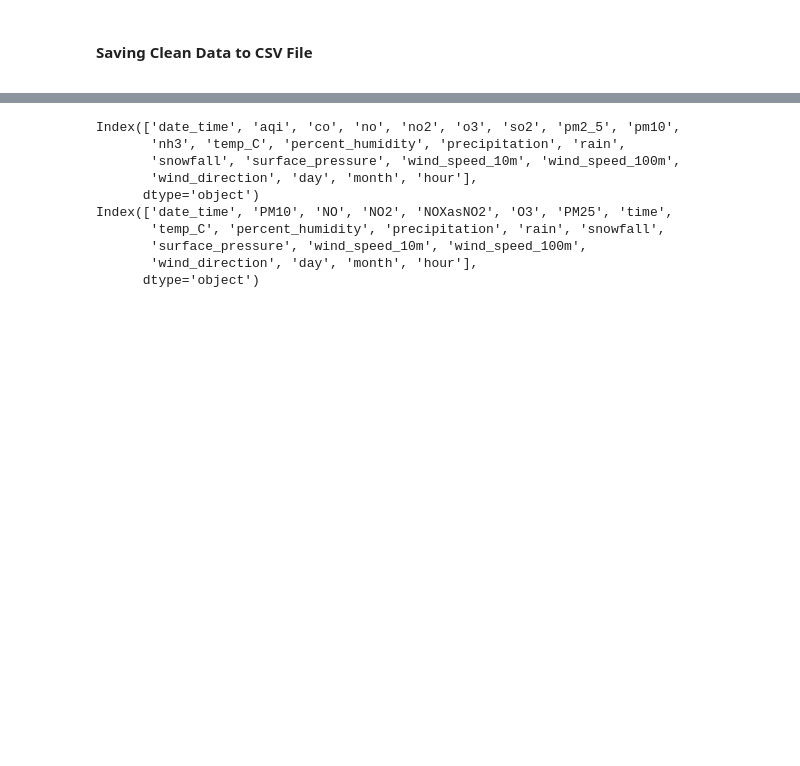
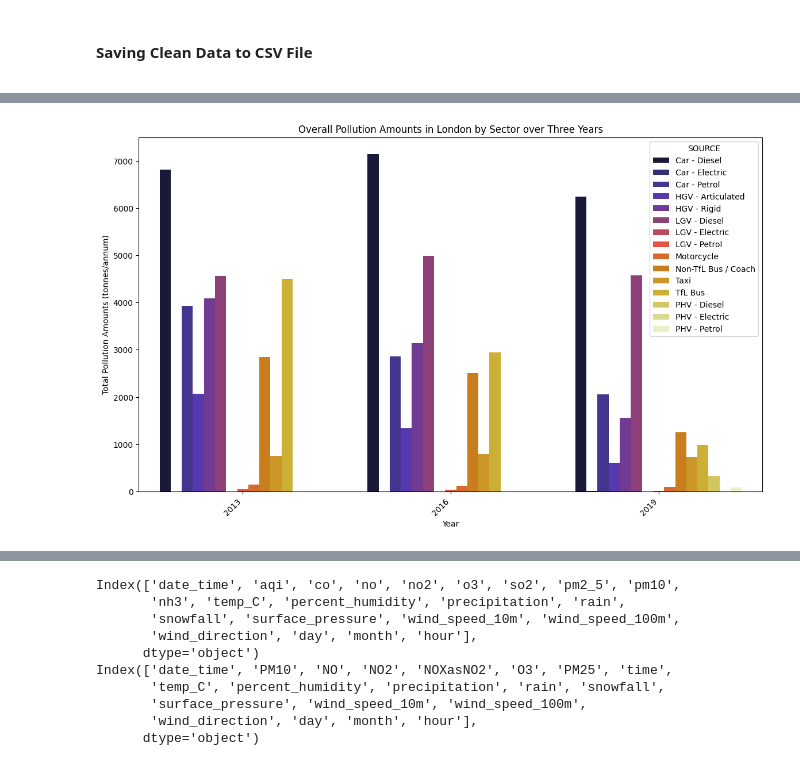
Before and after one commit to Frannerz/air_pollution_analysis, a Jupyter notebook: air_pollution_hammersmith.ipynb, the cells around one changed output, grey strips where cells are left out. Drawn from its saved outputs; the diff is of its cells as text; code cells hidden in the pictures; blank space fills up the shorter version.

```diff
--- a/air_pollution_hammersmith.ipynb
+++ b/air_pollution_hammersmith.ipynb
@@ -1011,0 +1111,27 @@ laei_df.to_csv('data_clean/clean_LAEI_data.csv', encoding='utf-8')
+# %%
+# Sum of the concentrations of the specified pollutants for road transport sources per year
+grouped_df_2019 = grouped_laei_2019.groupby(['SECTOR', 'SOURCE']).sum().reset_index()
+road_transport_2019 = grouped_df_2019[grouped_df_2019['SECTOR'] == 'Road Transport']
+road_transport_2019.loc[:, 'YEAR'] = 2019
+
+grouped_df_2016 = grouped_laei_2016.groupby(['SECTOR', 'SOURCE']).sum().reset_index()
+road_transport_2016 = grouped_df_2016[grouped_df_2016['SECTOR'] == 'Road Transport']
+road_transport_2016.loc[:, 'YEAR'] = 2016
+
+grouped_df_2013 = grouped_laei_2013.groupby(['SECTOR', 'SOURCE']).sum().reset_index()
+road_transport_2013 = grouped_df_2013[grouped_df_2013['SECTOR'] == 'Road Transport']
+road_transport_2013.loc[:, 'YEAR'] = 2013
+
+# Combining the data into one dataframe
+combined_data = pd.concat([road_transport_2019, road_transport_2016, road_transport_2013])
+
+# Plotting the overall pollution concentrations for each source per year
+plt.figure(figsize=(14, 8))
+sns.barplot(x=combined_data['YEAR'], y=combined_data['TOTAL POLLUTION'], hue=combined_data['SOURCE'], palette='CMRmap')
+plt.xlabel('Year')
+plt.ylabel('Total Pollution Amounts (tonnes/annum)')
+plt.title('Overall Pollution Amounts in London by Sector over Three Years')
+plt.xticks(rotation=45, ha='right')
+plt.show()
+# %% [output]
+[figure, added]
```
Also changed, not shown: parts of 35 cells of this notebook, 2 other files.
